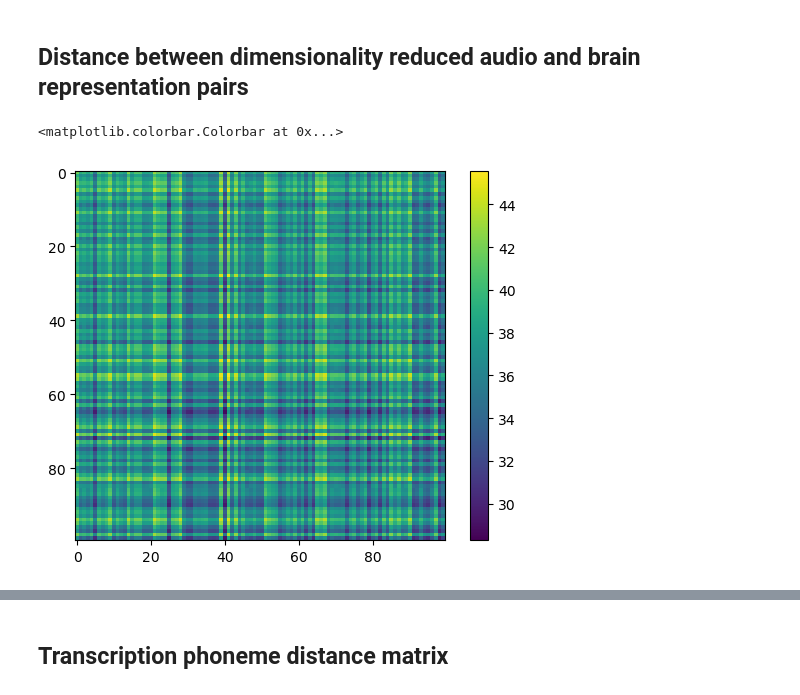
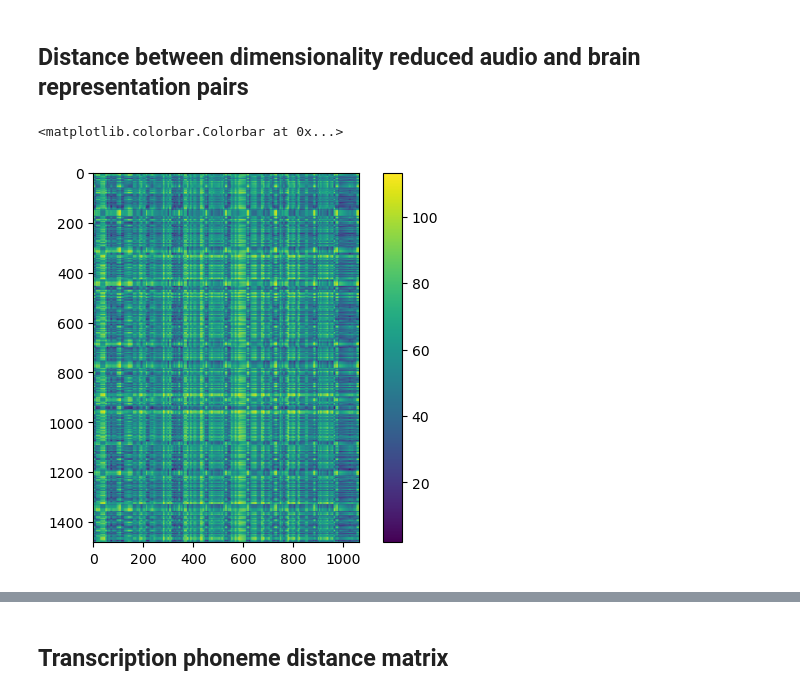
Before and after one commit to yuanhao-chen-nyoeghau/Wav2Vec2ForBrain, a Jupyter notebook: src/analysis/latent_analysis.ipynb, the cells around one changed output, grey strips where cells are left out. Drawn from its saved outputs; the diff is of its cells as text; code cells hidden in the pictures.

```diff
--- a/src/analysis/latent_analysis.ipynb
+++ b/src/analysis/latent_analysis.ipynb
@@ -119,0 +32,2 @@ audio_representations:list[torch.Tensor] = generate_audio_representations()
+# %%
+audio_representations = generate_audio_representations(test_ds)
@@ -120,36 +36,2 @@ audio_representations:list[torch.Tensor] = generate_audio_representations()
 # %% [markdown]
 ## Generate brain latent representations
-# %%
-from src.datasets.batch_types import B2tSampleBatch
-from src.datasets.discriminator_dataset import (
-    B2P2TBrainFeatureExtractorArgsModel,
-    DiscriminatorDataset,
-)
-config = B2P2TBrainFeatureExtractorArgsModel(
-    encoder_fc_hidden_sizes=[512],
-    encoder_gru_hidden_size=1024,
-    encoder_num_gru_layers=1,
-)
-
-brain_encoder = DiscriminatorDataset.brain_feature_extractor_from_config(
-    config, "/hpi/fs00/scratch/tobias.fiedler/brain2text/experiment_results/b2p2t_gru+w2v/2024-08-20_11#57#39/brain_encoder.pt", "facebook/wav2vec2-base-960h"
-)
-brain_encoder.eval()
-
-
-def generate_brain_representations() -> list[torch.Tensor]:
-    brain_representations: list[torch.Tensor| None] = [None] * len(test_ds)
-    with torch.no_grad():
-        for i in range(len(test_ds)):
-            batch = B2tSampleBatch(test_ds[i].input.unsqueeze(0), None)
-            batch.day_idxs = torch.tensor(test_ds[i].day_idx).unsqueeze(0)
-            out = brain_encoder.forward(batch.cuda())
-            brain_representations[i] = out.logits.mean(dim=1).squeeze().detach().cpu()
-            print(f"\r{i+1}/{len(test_ds)} brain representations generated ", end="")
-
-    print("\n")
-    assert None not in brain_representations
-    return brain_representations # type: ignore
-
-
-brain_representations = generate_brain_representations()
@@ -157,0 +38,2 @@ brain_representations = generate_brain_representations()
+# %%
+brain_representations = generate_brain_representations(test_ds)
@@ -158,9 +42,8 @@ brain_representations = generate_brain_representations()
 # %% [markdown]
 ## Perform Dimensionality reduction
 # %%
-from sklearn.decomposition import PCA
-from sklearn.manifold import TSNE
-all_data_np = torch.concatenate([torch.stack(audio_representations) ,torch.stack(brain_representations)]).numpy()
+all_data = audio_representations.non_aggregated + brain_representations.non_aggregated
+all_data_np = torch.stack([rep for _, rep in all_data]).numpy()
 dim_reducer = TSNE(n_components=2)
 all_data_dimreduced = dim_reducer.fit_transform(all_data_np)
 # %% [markdown]
@@ -189,13 +91,13 @@ plt.scatter(all_data_dimreduced[:, 0], all_data_dimreduced[:, 1], c=[i % len(tes
 # %%
 # Show distance matrix between dimensionality reduced audio and brain representation pairs
 from scipy.spatial.distance import cdist
 
-dimreduced_distances = cdist(all_data_dimreduced[:len(test_ds)], all_data_dimreduced[len(test_ds):],'euclidean')
+dimreduced_distances = cdist(all_data_dimreduced[:len(audio_representations.non_aggregated)], all_data_dimreduced[len(audio_representations.non_aggregated):],'euclidean')
 plt.imshow(dimreduced_distances)
 plt.colorbar()
 # %% [output]
 <matplotlib.colorbar.Colorbar at 0x...>
-[figure, old version]
+[figure, new version]
 # %%
 brain_dim_reducer =TSNE(n_components=2) #PCA(n_components=2)
 brain_data_dimreduced = brain_dim_reducer.fit_transform(all_data_np[len(test_ds):])
```
Also changed, not shown: parts of 19 cells of this notebook, 1 other file.
